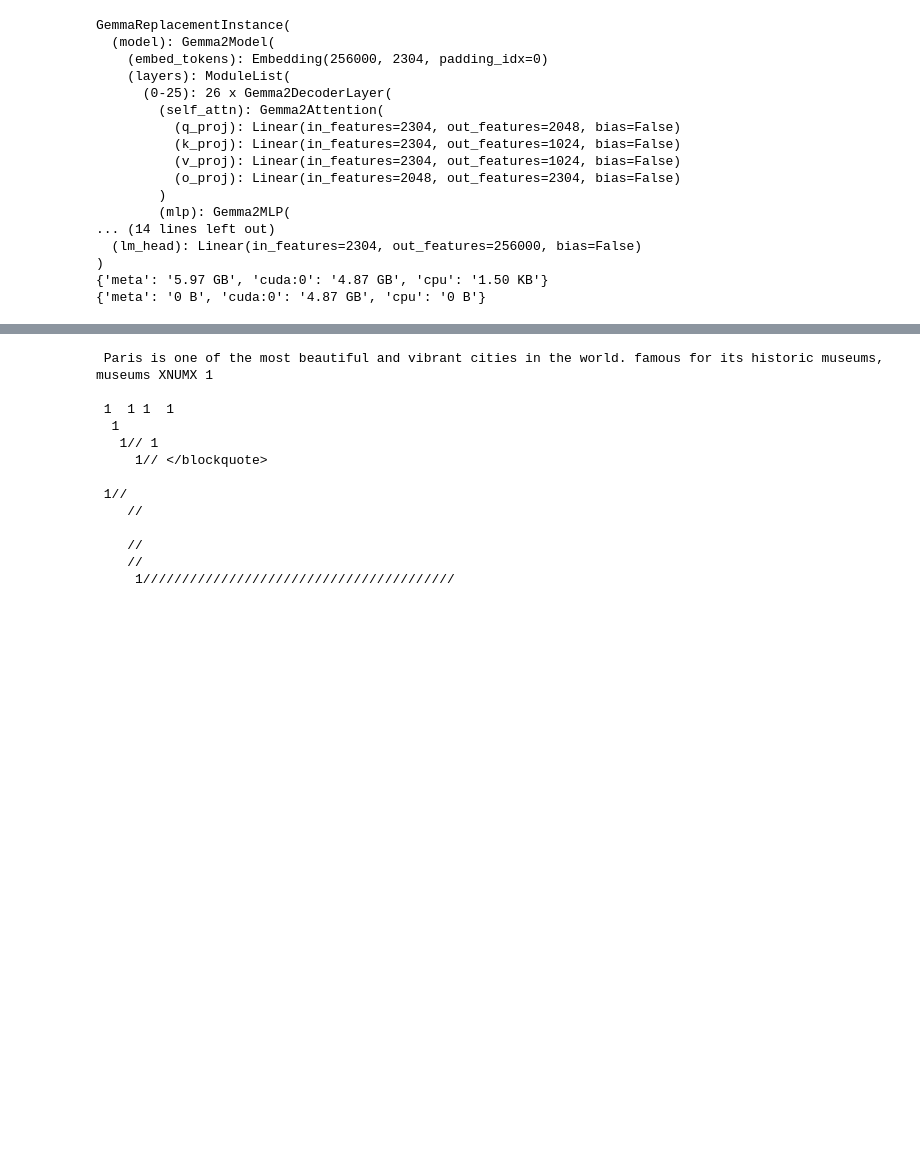
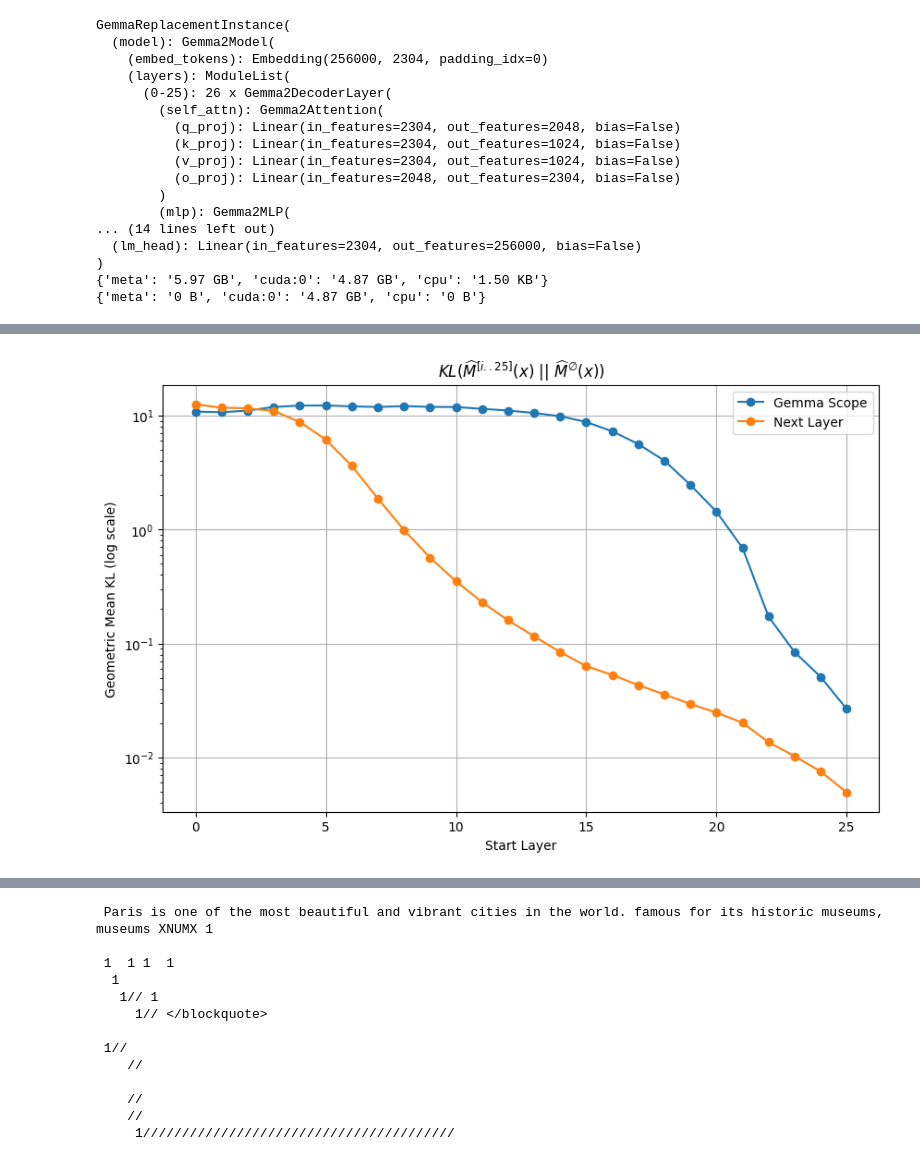
Before and after one commit to evan-lloyd/mechinterp-experiments, a Jupyter notebook: transformers_sae/scratch.ipynb, the cells around one changed output, grey strips where cells are left out. Saved outputs shown, nothing was run; the diff lists cells and outputs as text; code cells hidden in the pictures; blank space fills up the shorter version.

```diff
--- a/transformers_sae/scratch.ipynb
+++ b/transformers_sae/scratch.ipynb
@@ -109,7 +109,7 @@ def load_layer_checkpoint(layer):
         return layer, None
 
 # Load the latest checkpoints for each layer in parallel
-with ThreadPoolExecutor(max_workers=4) as executor:
+with ThreadPoolExecutor() as executor:
     results = executor.map(load_layer_checkpoint, range(model.num_layers - 1, -1, -1))
     for layer, sae in results:
         if sae is not None:
@@ -134,0 +192,35 @@ Loaded checkpoint for layer 23
+# %%
+from transformers_sae.ops import load_validations
+gemma_scope_validations = load_validations("/workspace/sae_checkpoints/validations/gemma_2_2b/gemma_scope/")
+next_layer_validations = load_validations("/workspace/sae_checkpoints/validations/gemma_2_2b/next_layer/")
+gemma_scope_kl = {
+    layer: np.exp(
+        np.mean(np.log(np.clip(v.layer_results[model.num_layers].kl, min=1e-9)))
+    ).item()
+    for layer, v in gemma_scope_validations.items()
+}
+next_layer_kl = {
+    layer: np.exp(
+        np.mean(np.log(np.clip(v.layer_results[model.num_layers].kl, min=1e-9)))
+    ).item()
+    for layer, v in next_layer_validations.items()
+}
+# %%
+import matplotlib.pyplot as plt
+from transformers_sae.ops import current_plot_to_svg
+
+layers = sorted(gemma_scope_kl.keys())
+plt.figure(figsize=(10, 6))
+plt.plot(layers, [gemma_scope_kl[layer] for layer in layers], marker='o', label="Gemma Scope")
+plt.plot(layers, [next_layer_kl[layer] for layer in layers], marker='o', label="Next Layer")
+plt.xlabel('Start Layer')
+plt.ylabel('Geometric Mean KL (log scale)')
+plt.yscale("log")
+plt.title('$KL(\\widehat{{M}}^{{[i..25]}}(x)\\ ||\\ \\widehat{{M}}^{{\\emptyset}}(x))$')
+plt.grid(True)
+plt.legend()
+plt.show()
+
+current_plot_to_svg("replacement_kl", ".plots")
+# %% [output]
+[figure, added]
```
Also changed, not shown: parts of 10 cells of this notebook, 6 other files.
